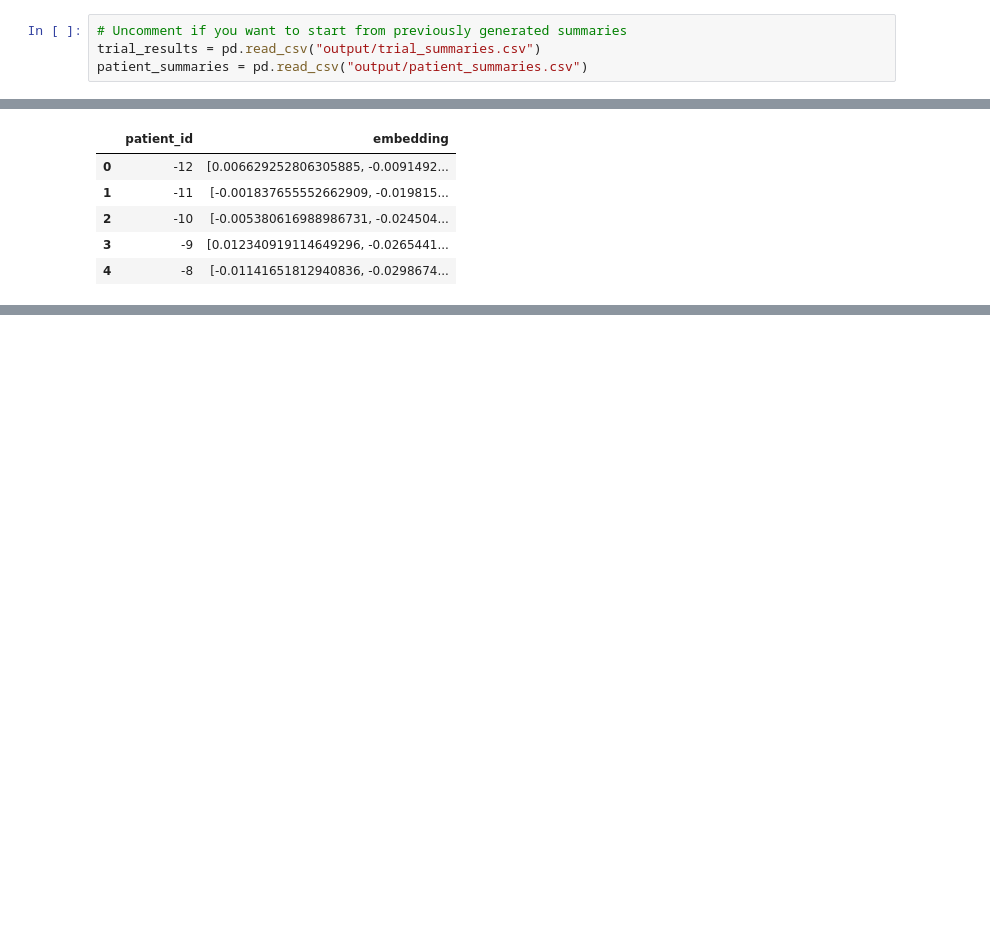
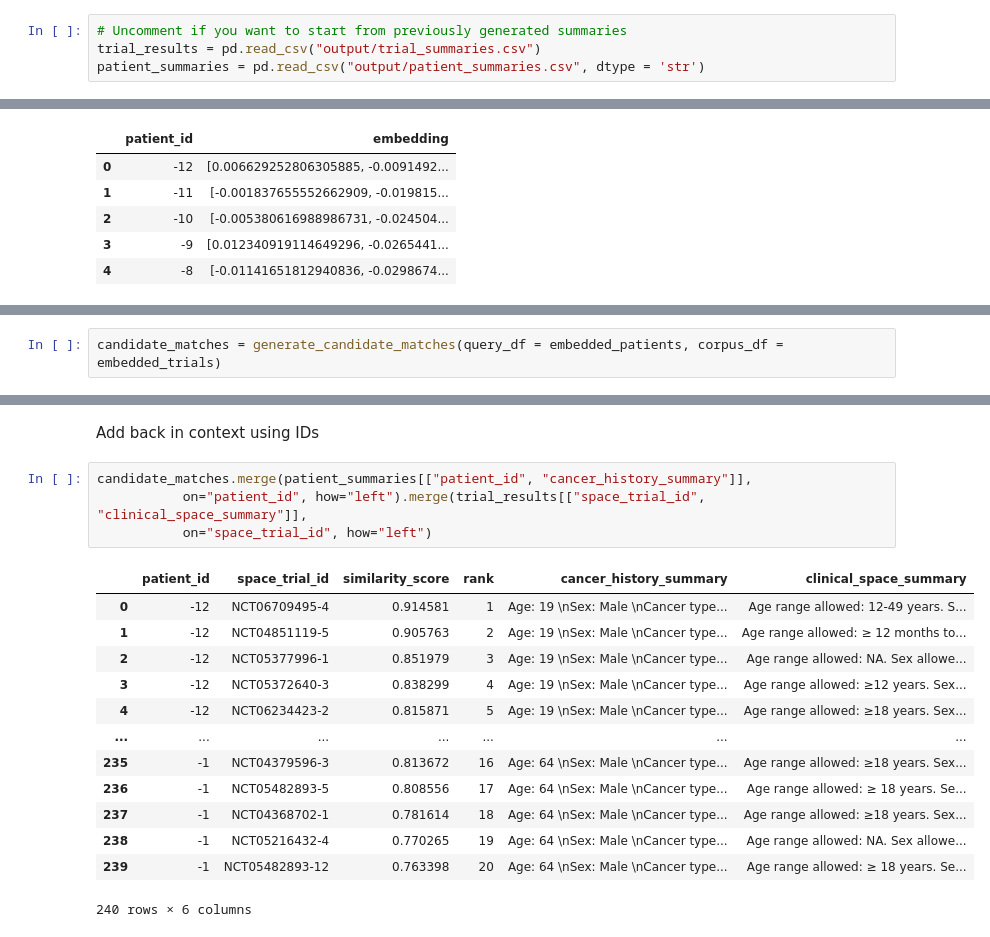
Before and after one commit to kenlkehl/matchminer-ai-inference-kehl, a Jupyter notebook: examples/run_examples.ipynb, the cells around one changed output, grey strips where cells are left out. Saved outputs shown, nothing was run; the diff lists cells and outputs as text; blank space fills up the shorter version.

Commit message:
generate candidate matches function in example notebook

```diff
--- a/examples/run_examples.ipynb
+++ b/examples/run_examples.ipynb
@@ -447,7 +447,7 @@ from mmai.embedding import embed_for_matching
 # %%
 # Uncomment if you want to start from previously generated summaries
 trial_results = pd.read_csv("output/trial_summaries.csv")
-patient_summaries = pd.read_csv("output/patient_summaries.csv")
+patient_summaries = pd.read_csv("output/patient_summaries.csv", dtype = 'str')
 # %% [markdown]
 ### Trials
 # %%
@@ -476,0 +481,2 @@ embedded_patients.head()
+# %%
+candidate_matches = generate_candidate_matches(query_df = embedded_patients, corpus_df = embedded_trials)
@@ -476,0 +492,20 @@ embedded_patients.head()
+# %% [markdown]
+Add back in context using IDs
+# %%
+candidate_matches.merge(patient_summaries[["patient_id", "cancer_history_summary"]],
+           on="patient_id", how="left").merge(trial_results[["space_trial_id", "clinical_space_summary"]],
+           on="space_trial_id", how="left")
+# %% [output]
+|  | patient_id | space_trial_id | similarity_score | rank | cancer_history_summary | clinical_space_summary |
+| 0 | -12 | NCT06709495-4 | 0.914581 | 1 | Age: 19 \nSex: Male \nCancer type... | Age range allowed: 12-49 years. S... |
+| 1 | -12 | NCT04851119-5 | 0.905763 | 2 | Age: 19 \nSex: Male \nCancer type... | Age range allowed: ≥ 12 months to... |
+| 2 | -12 | NCT05377996-1 | 0.851979 | 3 | Age: 19 \nSex: Male \nCancer type... | Age range allowed: NA. Sex allowe... |
+| 3 | -12 | NCT05372640-3 | 0.838299 | 4 | Age: 19 \nSex: Male \nCancer type... | Age range allowed: ≥12 years. Sex... |
+| 4 | -12 | NCT06234423-2 | 0.815871 | 5 | Age: 19 \nSex: Male \nCancer type... | Age range allowed: ≥18 years. Sex... |
+| ... | ... | ... | ... | ... | ... | ... |
+| 235 | -1 | NCT04379596-3 | 0.813672 | 16 | Age: 64 \nSex: Male \nCancer type... | Age range allowed: ≥18 years. Sex... |
+| 236 | -1 | NCT05482893-5 | 0.808556 | 17 | Age: 64 \nSex: Male \nCancer type... | Age range allowed: ≥ 18 years. Se... |
+| 237 | -1 | NCT04368702-1 | 0.781614 | 18 | Age: 64 \nSex: Male \nCancer type... | Age range allowed: ≥18 years. Sex... |
+| 238 | -1 | NCT05216432-4 | 0.770265 | 19 | Age: 64 \nSex: Male \nCancer type... | Age range allowed: NA. Sex allowe... |
+| 239 | -1 | NCT05482893-12 | 0.763398 | 20 | Age: 64 \nSex: Male \nCancer type... | Age range allowed: ≥ 18 years. Se... |
+240 rows × 6 columns
```
Also changed, not shown: parts of 3 cells of this notebook.
